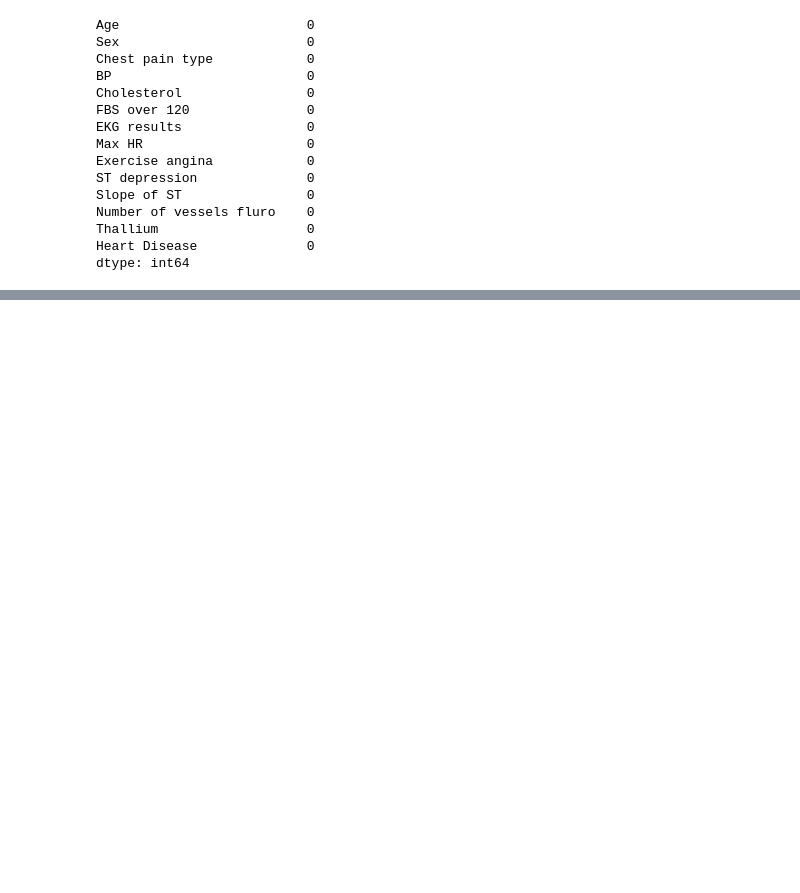
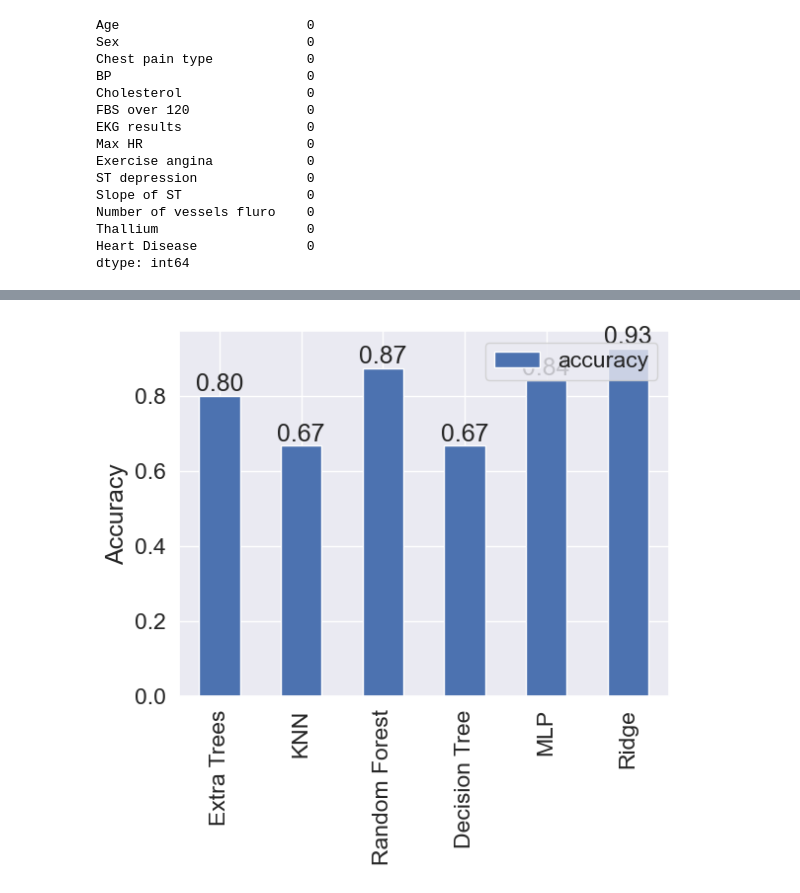
Before and after one commit to nafee-ahmed/Heart-Disease-Prediction, a Jupyter notebook: heart-disease.ipynb, the cells around one changed output, grey strips where cells are left out. Drawn from its saved outputs; the diff is of its cells as text; code cells hidden in the pictures; blank space fills up the shorter version.

```diff
--- a/heart-disease.ipynb
+++ b/heart-disease.ipynb
@@ -353,0 +257,17 @@ Recall: 63.37%
+# %%
+models = {"Extra Trees": ExtraTreesClassifier(),
+         "KNN": KNeighborsClassifier(),
+         "Random Forest": RandomForestClassifier(),
+         "Decision Tree": DecisionTreeClassifier(criterion = 'entropy', random_state = 0),
+         "MLP": MLPClassifier(),
+         "Ridge": RidgeClassifier()}
+
+ax = model_compare.T.plot.bar() # Plot a bar graph to plot the accuracies
+plt.ylabel("Accuracy")  # Add a label to the y-axis
+# adding in the exact accuracy on top of each bar
+for p in ax.patches:
+    ax.annotate(f"{p.get_height():.2f}", (p.get_x() + p.get_width() / 2, p.get_height()),
+                ha='center', va='bottom')
+plt.show() # display the graph
+# %% [output]
+[figure, added]
```
Also changed, not shown: parts of 43 cells of this notebook, 2 other files.
